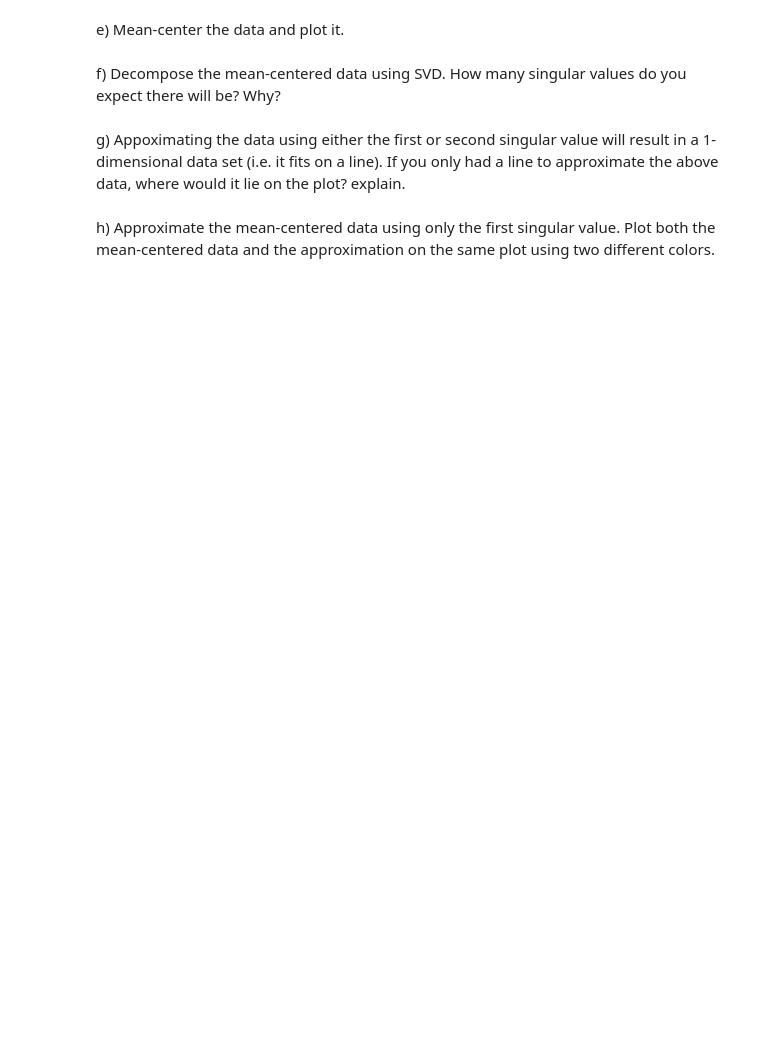
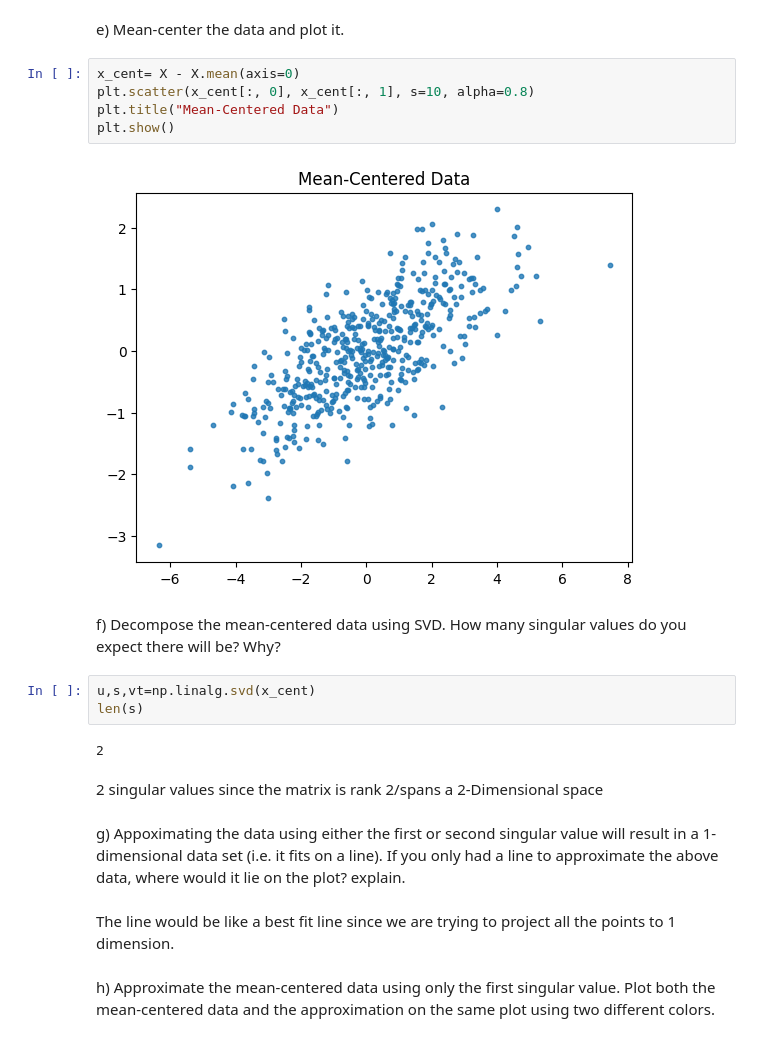
Before and after one commit to isabellataboada/CS506-Spring2023, a Jupyter notebook: worksheets/worksheet_08.ipynb, the cells around one changed output. Drawn from its saved outputs; the diff is of its cells as text; blank space fills up the shorter version.

```diff
--- a/worksheets/worksheet_08.ipynb
+++ b/worksheets/worksheet_08.ipynb
@@ -140,8 +160,24 @@ plt.show()
 # %% [markdown]
 e) Mean-center the data and plot it.
+# %%
+x_cent= X - X.mean(axis=0)
+plt.scatter(x_cent[:, 0], x_cent[:, 1], s=10, alpha=0.8)
+plt.title("Mean-Centered Data")
+plt.show()
+# %% [output]
+[figure, added]
 # %% [markdown]
 f) Decompose the mean-centered data using SVD. How many singular values do you expect there will be? Why?
+# %%
+u,s,vt=np.linalg.svd(x_cent)
+len(s)
+# %% [output]
+2
+# %% [markdown]
+2 singular values since the matrix is rank 2/spans a 2-Dimensional space
 # %% [markdown]
 g) Appoximating the data using either the first or second singular value will result in a 1-dimensional data set (i.e. it fits on a line). If you only had a line to approximate the above data, where would it lie on the plot? explain.
+# %% [markdown]
+The line would be like a best fit line since we are trying to project all the points to 1 dimension.
 # %% [markdown]
 h) Approximate the mean-centered data using only the first singular value. Plot both the mean-centered data and the approximation on the same plot using two different colors.
```
Also changed, not shown: parts of 8 cells of this notebook.
